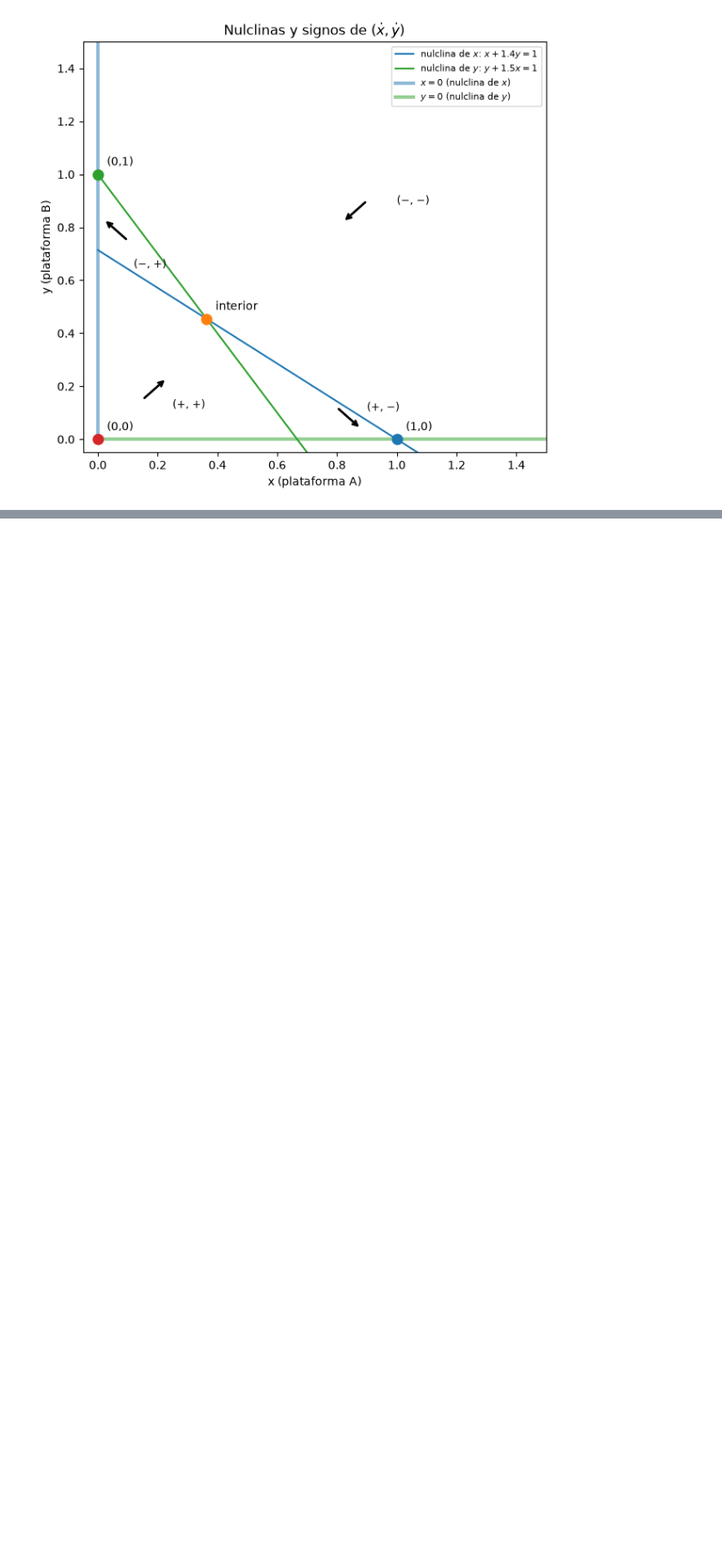
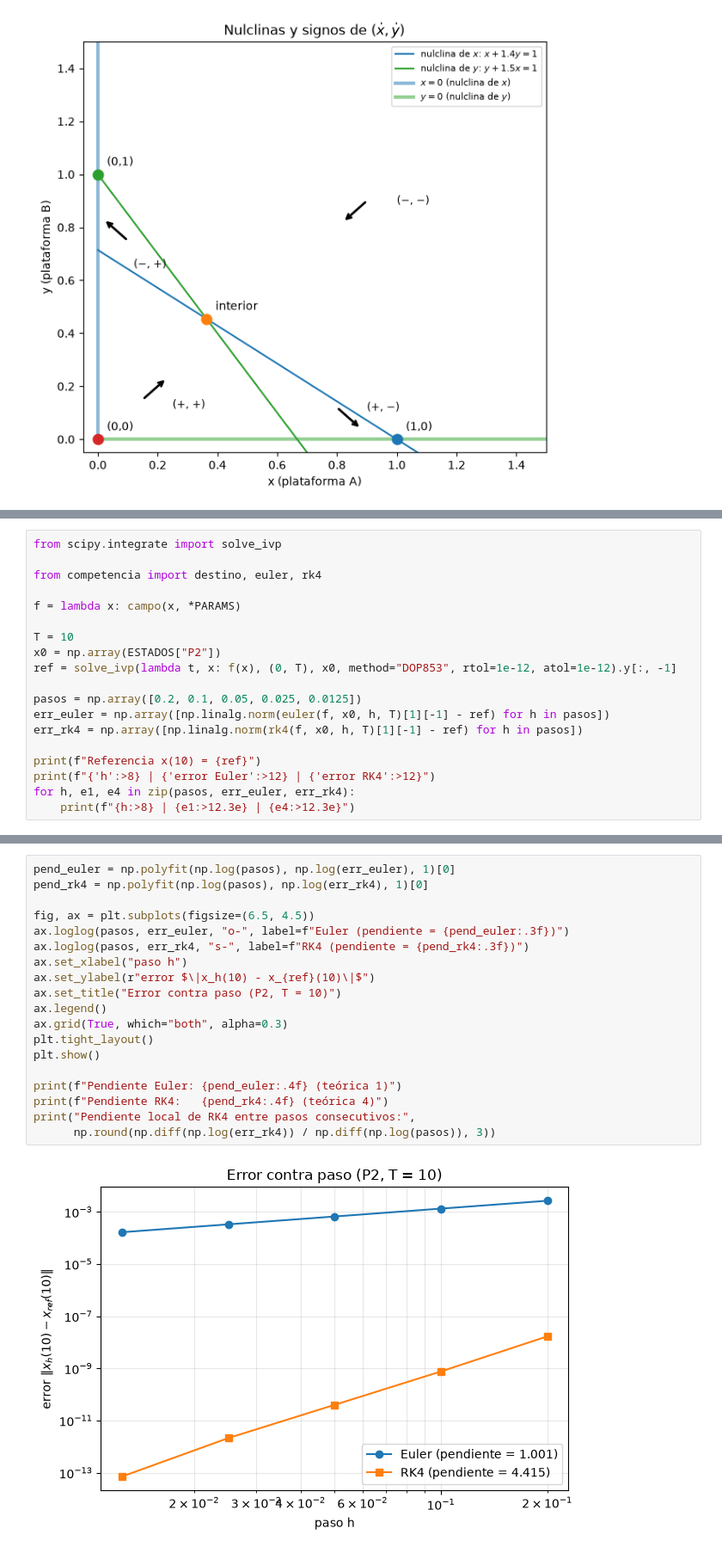
Before and after one commit to Tunchxz/CC2017-HDT-6, a Jupyter notebook: task1_2.ipynb, the cells around one changed output, grey strips where cells are left out. Shown at 86% size. Drawn from its saved outputs; the diff is of its cells as text; blank space fills up the shorter version.

```diff
--- a/task1_2.ipynb
+++ b/task1_2.ipynb
@@ -109,0 +119,19 @@ plt.show()
+# %%
+from scipy.integrate import solve_ivp
+
+from competencia import destino, euler, rk4
+
+f = lambda x: campo(x, *PARAMS)
+
+T = 10
+x0 = np.array(ESTADOS["P2"])
+ref = solve_ivp(lambda t, x: f(x), (0, T), x0, method="DOP853", rtol=1e-12, atol=1e-12).y[:, -1]
+
+pasos = np.array([0.2, 0.1, 0.05, 0.025, 0.0125])
+err_euler = np.array([np.linalg.norm(euler(f, x0, h, T)[1][-1] - ref) for h in pasos])
+err_rk4 = np.array([np.linalg.norm(rk4(f, x0, h, T)[1][-1] - ref) for h in pasos])
+
+print(f"Referencia x(10) = {ref}")
+print(f"{'h':>8} | {'error Euler':>12} | {'error RK4':>12}")
+for h, e1, e4 in zip(pasos, err_euler, err_rk4):
+    print(f"{h:>8} | {e1:>12.3e} | {e4:>12.3e}")
@@ -109,0 +146,21 @@ plt.show()
+# %%
+pend_euler = np.polyfit(np.log(pasos), np.log(err_euler), 1)[0]
+pend_rk4 = np.polyfit(np.log(pasos), np.log(err_rk4), 1)[0]
+
+fig, ax = plt.subplots(figsize=(6.5, 4.5))
+ax.loglog(pasos, err_euler, "o-", label=f"Euler (pendiente = {pend_euler:.3f})")
+ax.loglog(pasos, err_rk4, "s-", label=f"RK4 (pendiente = {pend_rk4:.3f})")
+ax.set_xlabel("paso h")
+ax.set_ylabel(r"error $\|x_h(10) - x_{ref}(10)\|$")
+ax.set_title("Error contra paso (P2, T = 10)")
+ax.legend()
+ax.grid(True, which="both", alpha=0.3)
+plt.tight_layout()
+plt.show()
+
+print(f"Pendiente Euler: {pend_euler:.4f} (teórica 1)")
+print(f"Pendiente RK4:   {pend_rk4:.4f} (teórica 4)")
+print("Pendiente local de RK4 entre pasos consecutivos:",
+      np.round(np.diff(np.log(err_rk4)) / np.diff(np.log(pasos)), 3))
+# %% [output]
+[figure, added]
```
Also changed, not shown: parts of 32 cells of this notebook.
